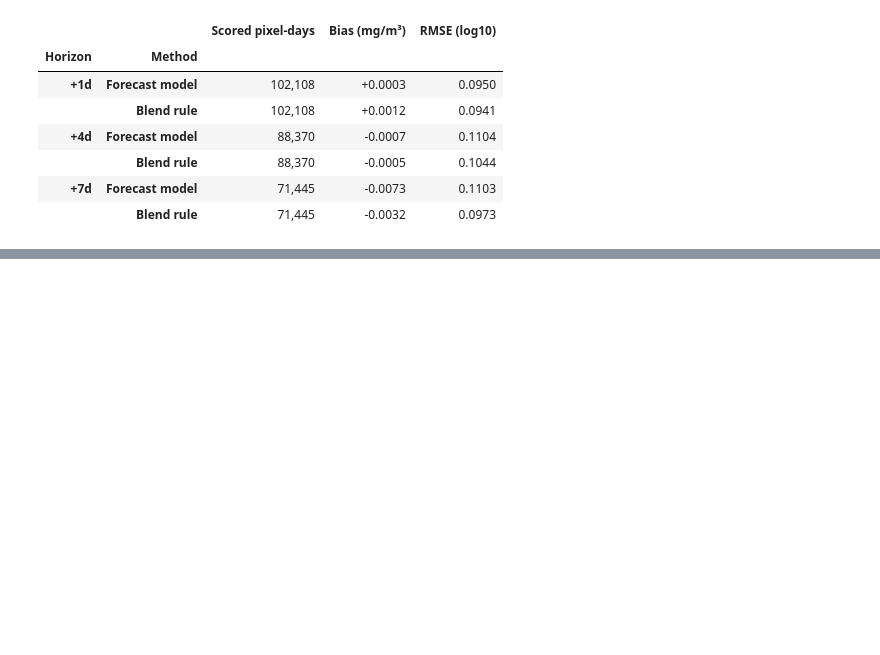
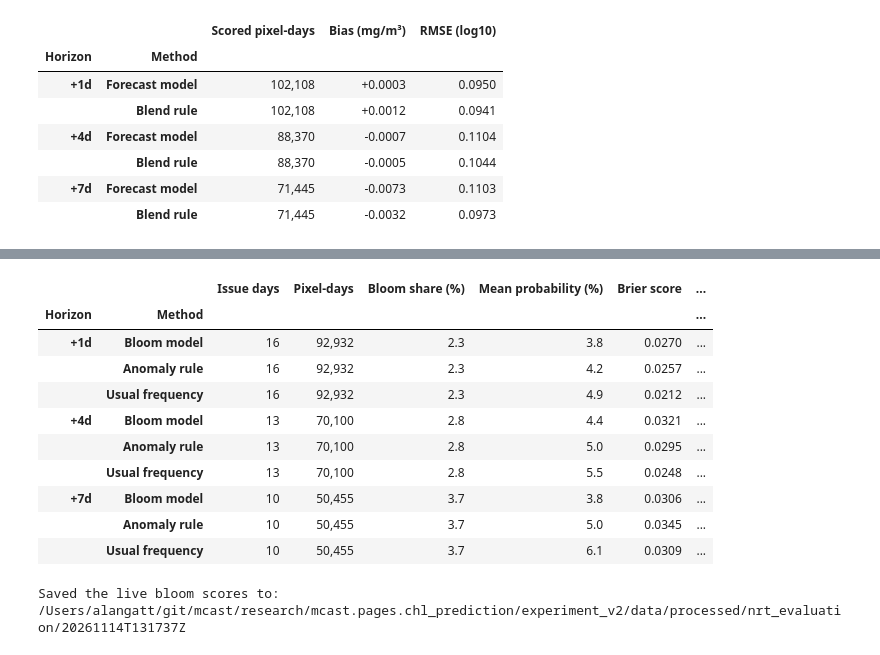
Before and after one commit to algatt/mcast.pages.chl_prediction, a Jupyter notebook: experiment_v2/07-NRT-Input-Validation.ipynb, the cells around one changed output, grey strips where cells are left out. Cells and saved outputs as stored; diff of their text form; code cells hidden in the pictures; blank space fills up the shorter version.

```diff
--- a/experiment_v2/07-NRT-Input-Validation.ipynb
+++ b/experiment_v2/07-NRT-Input-Validation.ipynb
@@ -301,0 +388,58 @@ Saved the live evaluation to: /Users/alangatt/git/mcast/research/mcast.pages.chl
+# %%
+bloom_rows = []
+for h in horizons:
+    issue_index = np.flatnonzero(complete & (np.arange(len(dates)) + h < len(dates)))
+    issue_index = issue_index[dates[issue_index] + pd.Timedelta(days=h) <= chl_dates[-1]]
+    if issue_index.size == 0:
+        continue
+    # Probabilities for the whole calendar, then the scored issue days (inputs are per calendar day).
+    probabilities = {m: v[issue_index] for m, v in blooms.bloom_probabilities(bloom_bundle, inputs, dates, h, mask).items()}
+    target = chl[issue_index + h]
+    target_clim = F.climatology_for_dates(monthly_log_clim, dates[issue_index] + pd.Timedelta(days=h))
+    scored = np.isfinite(target) & (target > 0) & mask[None]      # as step 10: every observed target
+    observed_bloom = blooms.is_bloom(target[scored], np.broadcast_to(target_clim, target.shape)[scored])
+    day = np.broadcast_to(issue_index[:, None, None], scored.shape)[scored]
+    n_days = np.unique(day).size
+    p = {m: probabilities[m][scored].astype("float64") for m in BLOOM_METHODS}
+    for method in BLOOM_METHODS:
+        row = {"Horizon": f"+{h}d", "Method": method, "Issue days": n_days, "Pixel-days": int(scored.sum()),
+               "Bloom share (%)": 100 * observed_bloom.mean(), "Mean probability (%)": 100 * p[method].mean(),
+               "Brier score": blooms.brier(p[method], observed_bloom)}
+        for reference in ["Usual frequency", "Anomaly rule"]:
+            if n_days >= 10 and observed_bloom.any():
+                skill, low, high = blooms.brier_skill_interval(observed_bloom, p[method], p[reference], day)
+            else:
+                skill = 100 * (1 - blooms.brier(p[method], observed_bloom) / blooms.brier(p[reference], observed_bloom)) \
+                    if observed_bloom.any() else np.nan
+                low = high = np.nan
+            row.update({f"Skill vs {reference.lower()} (%)": skill, f"vs {reference.lower()}: 95% low": low,
+                        f"vs {reference.lower()}: 95% high": high})
+        if method in thresholds[h]:
+            w = blooms.warning_scores(p[method], observed_bloom, thresholds[h][method])
+            row.update({"Warnings": w["Warnings"], "Hit rate (%)": w["Hit rate (%)"],
+                        "False alarm ratio (%)": w["False alarm ratio (%)"]})
+        bloom_rows.append(row)
+
+live_bloom_scores = pd.DataFrame(bloom_rows).set_index(["Horizon", "Method"])
+display(live_bloom_scores.style.format({
+    "Issue days": "{:,.0f}", "Pixel-days": "{:,.0f}", "Warnings": "{:,.0f}", "Brier score": "{:.4f}",
+    **{c: "{:+.1f}" for c in live_bloom_scores.columns if "Skill" in c or "95%" in c},
+    **{c: "{:.1f}" for c in ["Bloom share (%)", "Mean probability (%)", "Hit rate (%)", "False alarm ratio (%)"]},
+}, na_rep="—"))
+
+(evaluation_dir / "bloom_scores.json").write_text(
+    live_bloom_scores.reset_index().to_json(orient="records", indent=2, double_precision=10), encoding="utf-8")
+print(f"Saved the live bloom scores to: {evaluation_dir}")
+# %% [output]
+|  |  | Issue days | Pixel-days | Bloom share (%) | Mean probability (%) | Brier score | ... |
+| Horizon | Method |  |  |  |  |  | ... |
+| +1d | Bloom model | 16 | 92,932 | 2.3 | 3.8 | 0.0270 | ... |
+|  | Anomaly rule | 16 | 92,932 | 2.3 | 4.2 | 0.0257 | ... |
+|  | Usual frequency | 16 | 92,932 | 2.3 | 4.9 | 0.0212 | ... |
+| +4d | Bloom model | 13 | 70,100 | 2.8 | 4.4 | 0.0321 | ... |
+|  | Anomaly rule | 13 | 70,100 | 2.8 | 5.0 | 0.0295 | ... |
+|  | Usual frequency | 13 | 70,100 | 2.8 | 5.5 | 0.0248 | ... |
+| +7d | Bloom model | 10 | 50,455 | 3.7 | 3.8 | 0.0306 | ... |
+|  | Anomaly rule | 10 | 50,455 | 3.7 | 5.0 | 0.0345 | ... |
+|  | Usual frequency | 10 | 50,455 | 3.7 | 6.1 | 0.0309 | ... |
+Saved the live bloom scores to: /Users/alangatt/git/mcast/research/mcast.pages.chl_prediction/experiment_v2/data/processed/nrt_evaluation/20261114T131737Z
```
Also changed, not shown: parts of 5 cells of this notebook, 8 other files.
